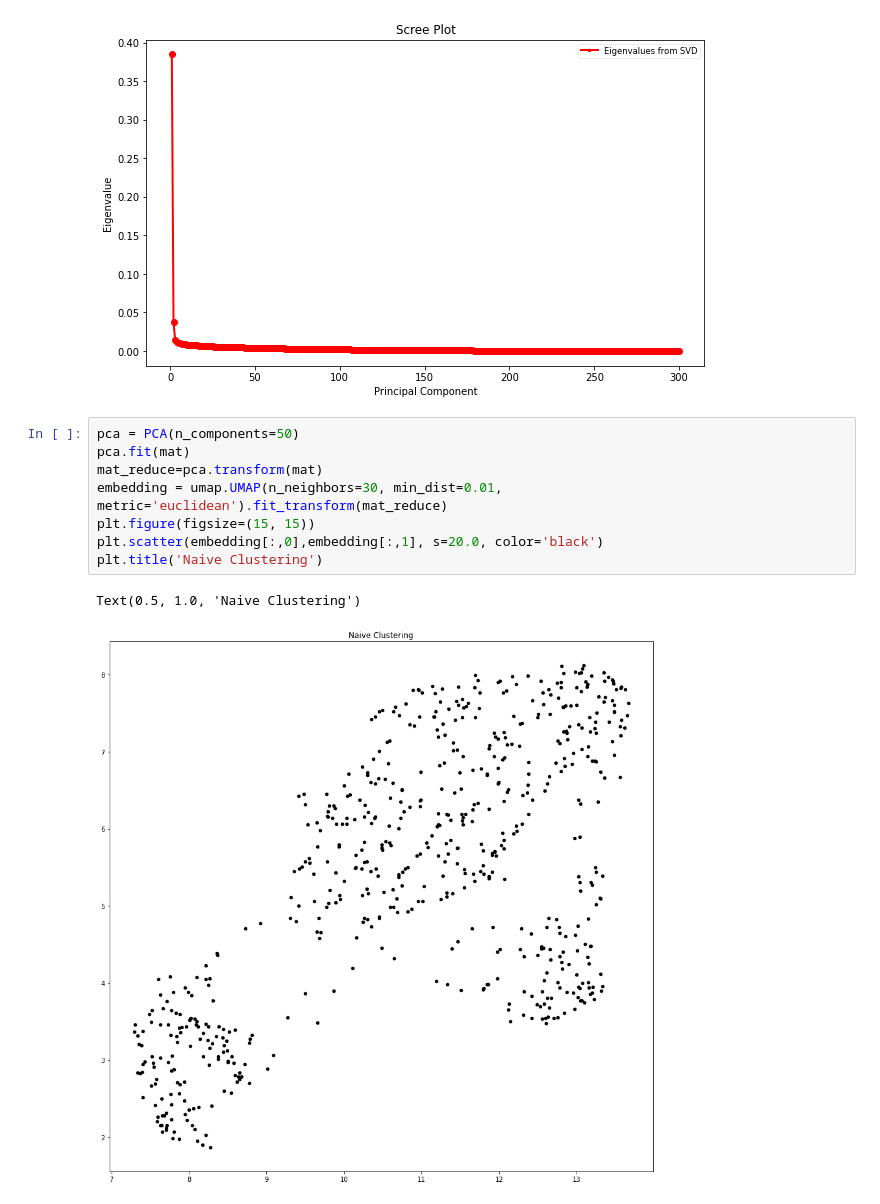
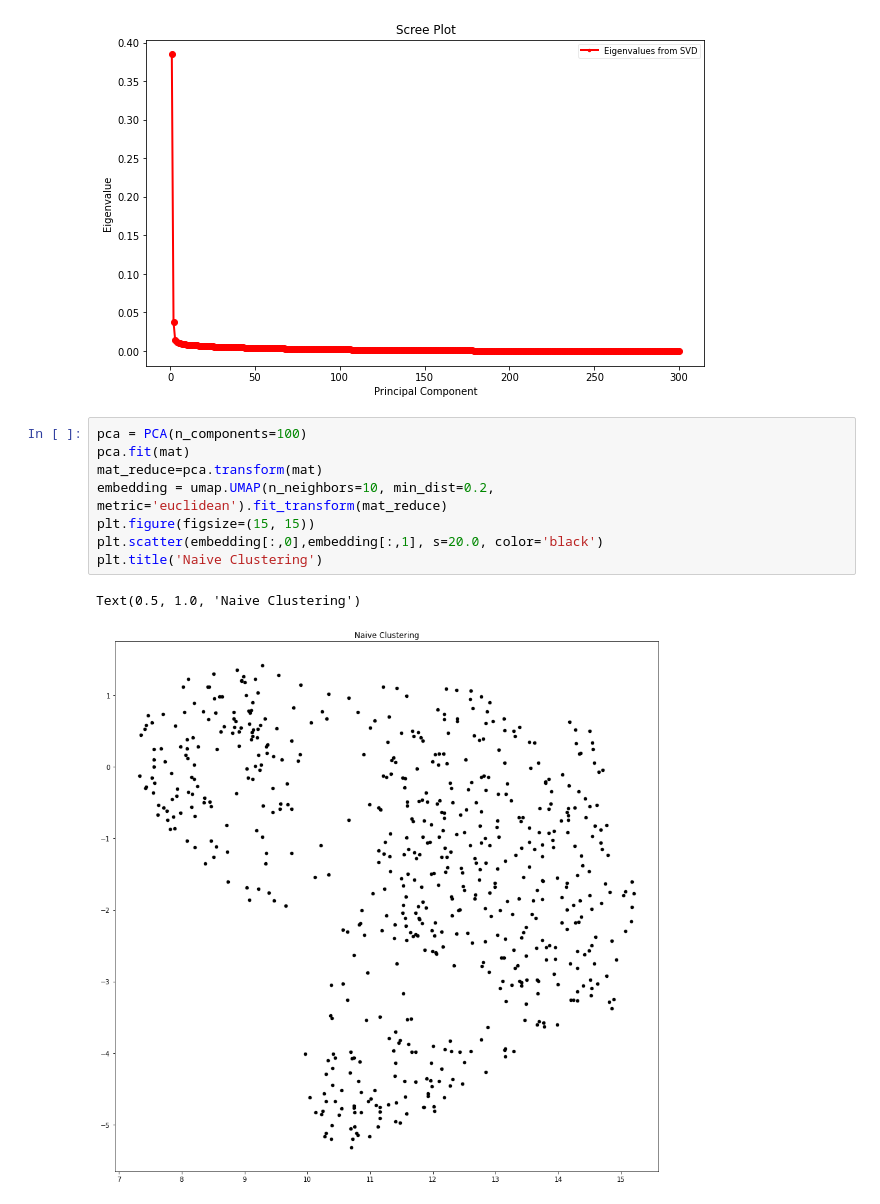
Before and after one commit to anastasia21112/science-fair-2020, a Jupyter notebook: Dataset 2 Clusters.ipynb, the cells around one changed output. Saved outputs shown, nothing was run; the diff lists cells and outputs as text.

```diff
--- a/Dataset 2 Clusters.ipynb
+++ b/Dataset 2 Clusters.ipynb
@@ -99,14 +103,14 @@ fig.savefig('Zoomed in Scree Plot.png')
 # %% [output]
 [figure]
 # %%
-pca = PCA(n_components=50)
+pca = PCA(n_components=100)
 pca.fit(mat)
 mat_reduce=pca.transform(mat)
-embedding = umap.UMAP(n_neighbors=30, min_dist=0.01, metric='euclidean').fit_transform(mat_reduce)
+embedding = umap.UMAP(n_neighbors=10, min_dist=0.2, metric='euclidean').fit_transform(mat_reduce)
 plt.figure(figsize=(15, 15))
 plt.scatter(embedding[:,0],embedding[:,1], s=20.0, color='black')
 plt.title('Naive Clustering')
 # %% [output]
 Text(0.5, 1.0, 'Naive Clustering')
-[figure, old version]
+[figure, new version]
 # %%
```
Also changed, not shown: parts of 5 cells of this notebook, 13 other files.
